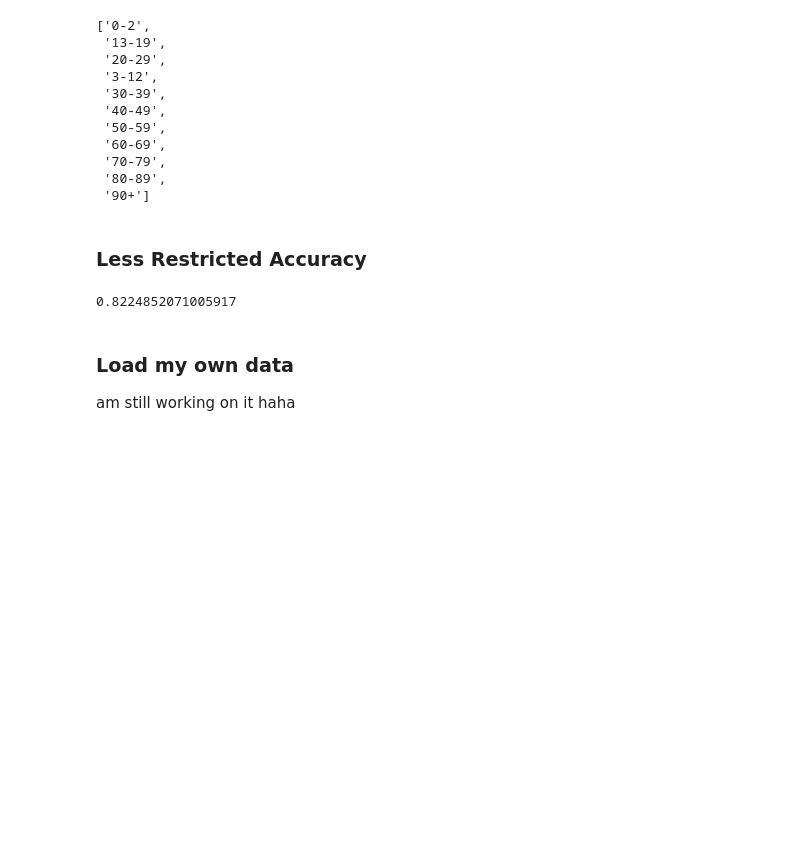
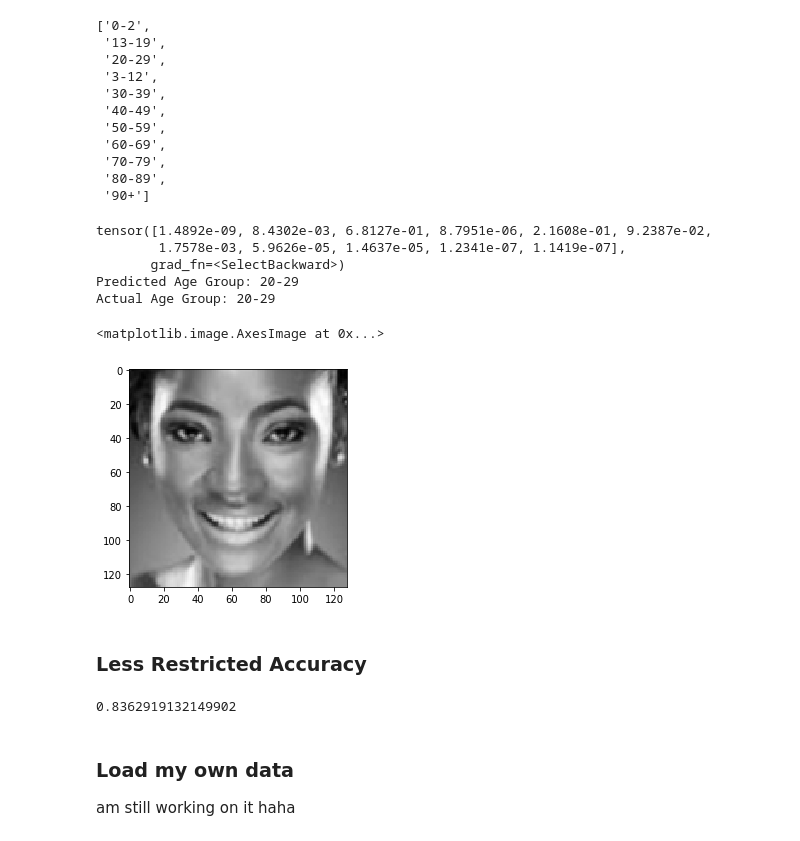
Before and after one commit to karen-poon/aps360-project, a Jupyter notebook: NewAgeClassification.ipynb, the cells around one changed output. Cells and saved outputs as stored; diff of their text form; code cells hidden in the pictures; blank space fills up the shorter version.

```diff
--- a/NewAgeClassification.ipynb
+++ b/NewAgeClassification.ipynb
@@ -422,6 +386,33 @@ age_group
  '70-79',
  '80-89',
  '90+']
+# %%
+# Output result of one of the test images
+myiter = iter(test_loader)
+imgs, labels = myiter.next()
+
+final_model = AgeNet()
+final_model.load_state_dict(torch.load('models/model8.pth'))
+final_model.eval()
+output = final_model(imgs)
+prob = F.softmax(output, dim=1)
+pred = prob.max(1, keepdim=True)[1]
+print(prob[0])
+print("Predicted Age Group:", age_group[pred[0].item()])
+print("Actual Age Group:", age_group[labels[0].item()])
+
+# convert to numpy to display image
+imgs = imgs.detach().numpy()
+imgs = imgs.squeeze() # (128,128,1) -> (128,128)
+plt.imshow(imgs[0], cmap=plt.get_cmap('gray'))
+# %% [output]
+tensor([1.4892e-09, 8.4302e-03, 6.8127e-01, 8.7951e-06, 2.1608e-01, 9.2387e-02,
+        1.7578e-03, 5.9626e-05, 1.4637e-05, 1.2341e-07, 1.1419e-07],
+       grad_fn=<SelectBackward>)
+Predicted Age Group: 20-29
+Actual Age Group: 20-29
+<matplotlib.image.AxesImage at 0x...>
+[figure, added]
 # %% [markdown]
 ### Less Restricted Accuracy
 # %%
@@ -464,13 +455,13 @@ def get_less_restricted_accuracy(model, loader, batch_size):
     return correct / total
 # %%
 final_model = AgeNet()
-final_model.load_state_dict(torch.load('models/model7.pth'))
+final_model.load_state_dict(torch.load('models/model8.pth'))
 final_model.cuda().eval()
 
 less_restricted_test_accuracy = get_less_restricted_accuracy(final_model, test_loader, batch_size)
 less_restricted_test_accuracy
 # %% [output]
-0.8224852071005917
+0.8362919132149902
 # %% [markdown]
 ### Load my own data
 am still working on it haha
```
Also changed, not shown: parts of 19 cells of this notebook.
